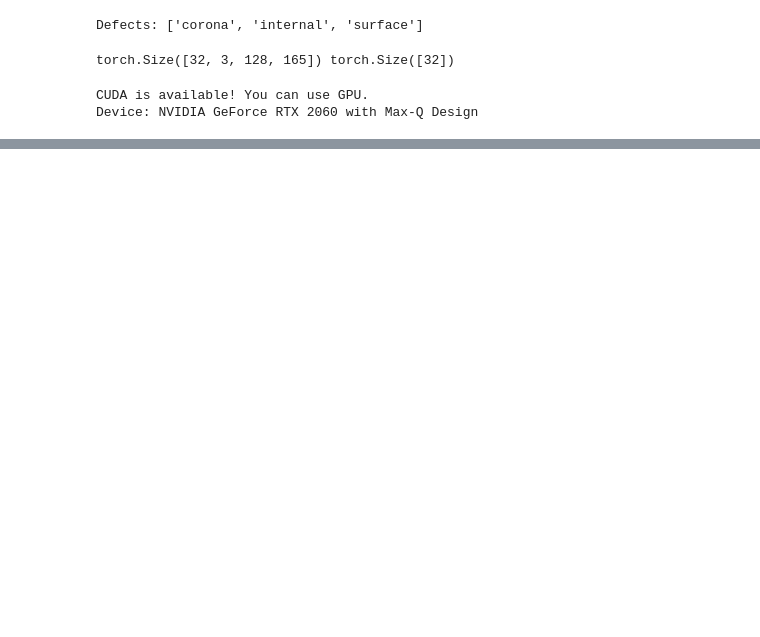
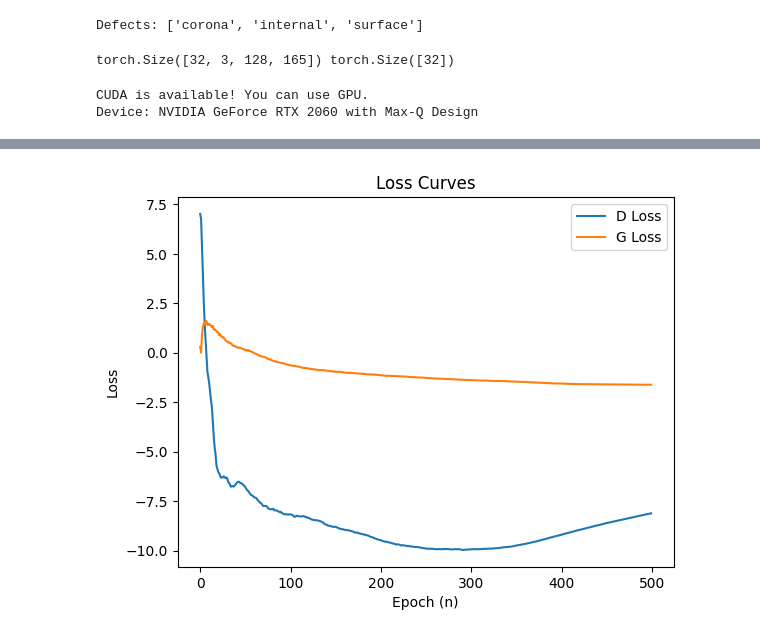
Before and after one commit to teaching-FEEC/dgm-2024.2, a Jupyter notebook: projetos/PRPD_GAN/notebooks/ACWGAN-PRPD.ipynb, the cells around one changed output, grey strips where cells are left out. Saved outputs shown, nothing was run; the diff lists cells and outputs as text; code cells hidden in the pictures; blank space fills up the shorter version.

```diff
--- a/projetos/PRPD_GAN/notebooks/ACWGAN-PRPD.ipynb
+++ b/projetos/PRPD_GAN/notebooks/ACWGAN-PRPD.ipynb
@@ -574,0 +763,14 @@ Models save to ./PRPD_generator.pkl & ./PRPD_discriminator.pkl
+# %%
+errD =model.avg_train_loss_D
+errG =model.avg_train_loss_G
+
+plt.figure()
+plt.plot(np.arange(0,epochs), errD, label='D Loss')
+plt.plot(np.arange(0,epochs), errG, label='G Loss')
+plt.legend()
+plt.title('Loss Curves')
+plt.xlabel('Epoch (n)')
+plt.ylabel('Loss')
+plt.show()
+# %% [output]
+[figure, added]
```
Also changed, not shown: parts of 23 cells of this notebook.
